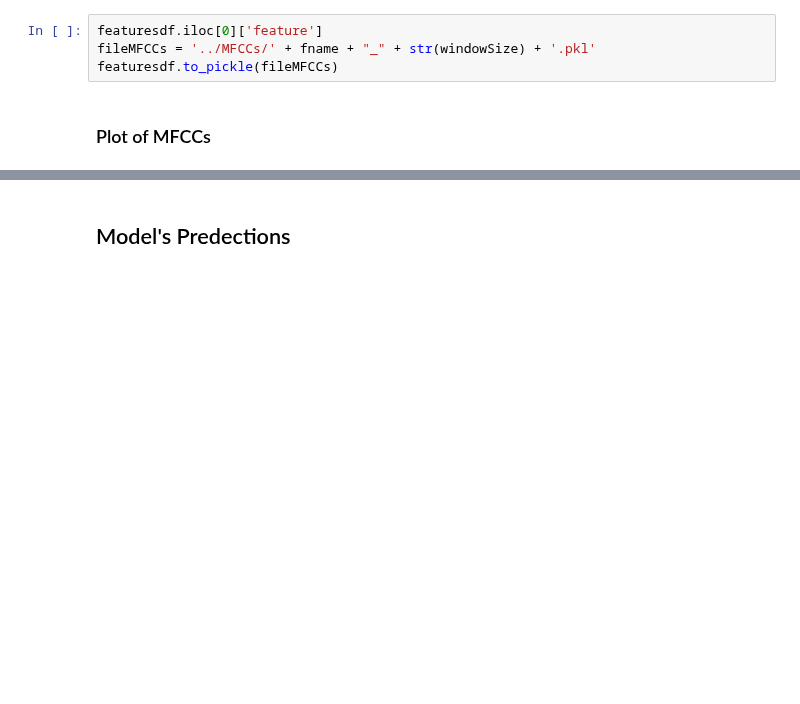
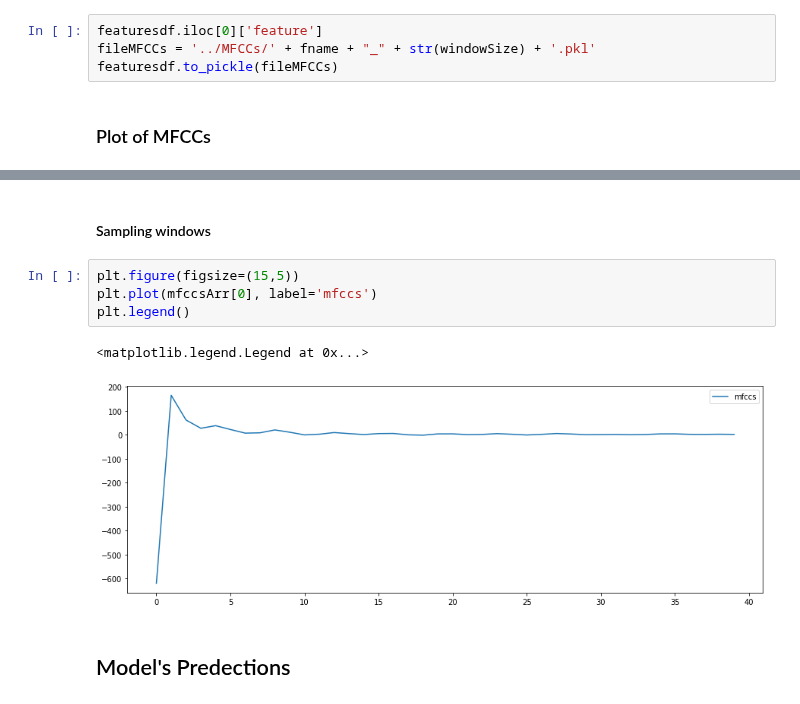
Before and after one commit to blackmountainb/taad-project, a Jupyter notebook: code/Model_Predict.ipynb, the cells around one changed output, grey strips where cells are left out. Drawn from its saved outputs; the diff is of its cells as text; blank space fills up the shorter version.

```diff
--- a/code/Model_Predict.ipynb
+++ b/code/Model_Predict.ipynb
@@ -137,3 +147,12 @@ plt.legend()
+# %% [markdown]
+#### Sampling windows
+# %%
+plt.figure(figsize=(15,5))
+plt.plot(mfccsArr[0], label='mfccs')
+plt.legend()
+# %% [output]
+<matplotlib.legend.Legend at 0x...>
+[figure, added]
 # %% [markdown]
 ## Model's Predections
 # %% [markdown]
```
Also changed, not shown: parts of 6 cells of this notebook.
